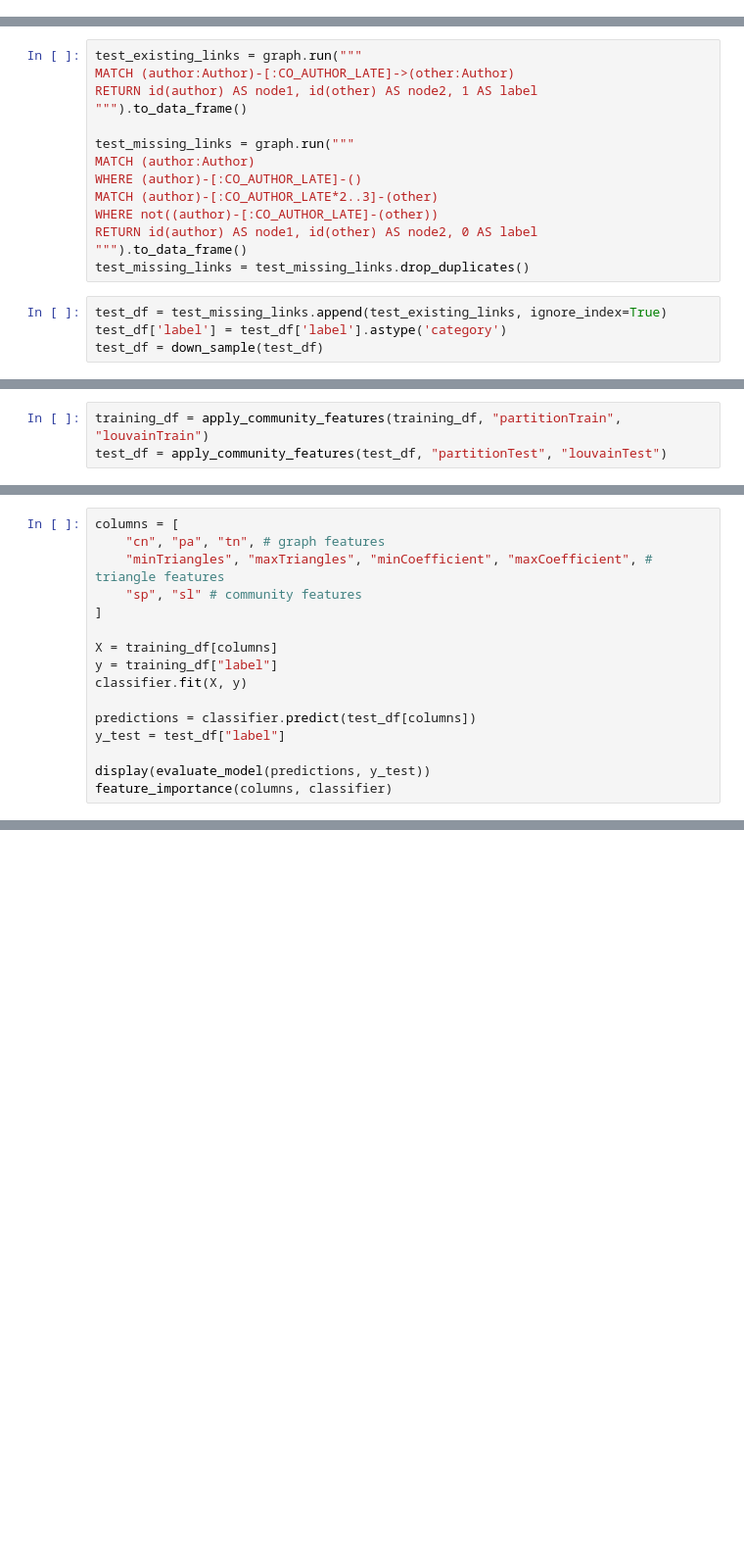
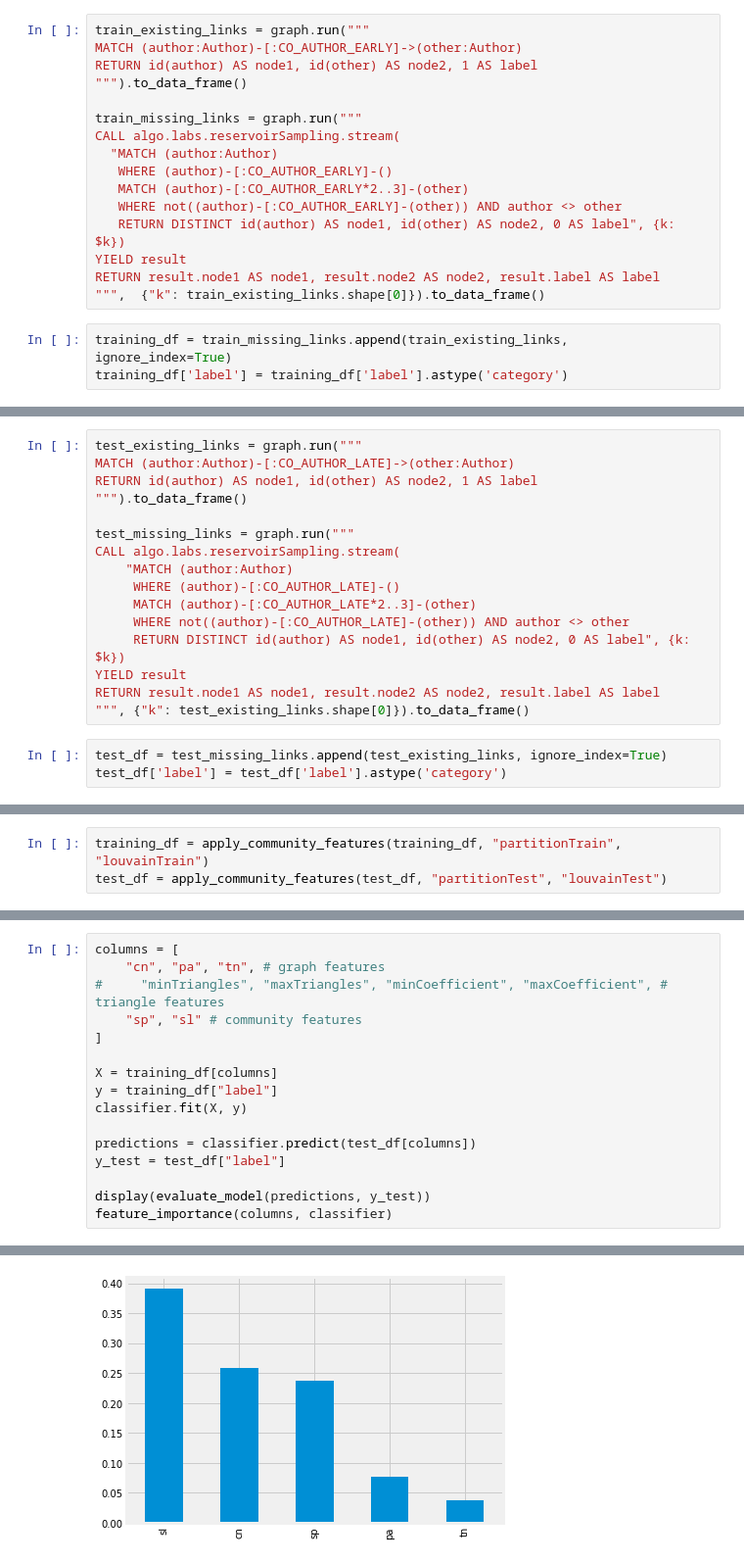
Before and after one commit to mneedham/data-science-training, a Jupyter notebook: 04_Predictions.ipynb, the cells around one changed output, grey strips where cells are left out. Shown at 98% size. Cells and saved outputs as stored; diff of their text form; blank space fills up the shorter version.

Commit message:
playing with sampling algorithm

```diff
--- a/04_Predictions.ipynb
+++ b/04_Predictions.ipynb
@@ -198,3 +255,22 @@ training_df = down_sample(training_df)
+# %%
+train_existing_links = graph.run("""
+MATCH (author:Author)-[:CO_AUTHOR_EARLY]->(other:Author)
+RETURN id(author) AS node1, id(other) AS node2, 1 AS label
+""").to_data_frame()
+
+train_missing_links = graph.run("""
+CALL algo.labs.reservoirSampling.stream(
+  "MATCH (author:Author)
+   WHERE (author)-[:CO_AUTHOR_EARLY]-()
+   MATCH (author)-[:CO_AUTHOR_EARLY*2..3]-(other)
+   WHERE not((author)-[:CO_AUTHOR_EARLY]-(other)) AND author <> other
+   RETURN DISTINCT id(author) AS node1, id(other) AS node2, 0 AS label", {k: $k})
+YIELD result
+RETURN result.node1 AS node1, result.node2 AS node2, result.label AS label
+""",  {"k": train_existing_links.shape[0]}).to_data_frame()
+# %%
+training_df = train_missing_links.append(train_existing_links, ignore_index=True)
+training_df['label'] = training_df['label'].astype('category')
 # %% [markdown]
 Now let's have a look what our train DataFrame contains:
 # %%
@@ -208,17 +296,18 @@ RETURN id(author) AS node1, id(other) AS node2, 1 AS label
 """).to_data_frame()
 
 test_missing_links = graph.run("""
-MATCH (author:Author)
-WHERE (author)-[:CO_AUTHOR_LATE]-()
-MATCH (author)-[:CO_AUTHOR_LATE*2..3]-(other)
-WHERE not((author)-[:CO_AUTHOR_LATE]-(other))
-RETURN id(author) AS node1, id(other) AS node2, 0 AS label
-""").to_data_frame()
-test_missing_links = test_missing_links.drop_duplicates()
+CALL algo.labs.reservoirSampling.stream(
+    "MATCH (author:Author)
+     WHERE (author)-[:CO_AUTHOR_LATE]-()
+     MATCH (author)-[:CO_AUTHOR_LATE*2..3]-(other)
+     WHERE not((author)-[:CO_AUTHOR_LATE]-(other)) AND author <> other
+     RETURN DISTINCT id(author) AS node1, id(other) AS node2, 0 AS label", {k: $k})
+YIELD result
+RETURN result.node1 AS node1, result.node2 AS node2, result.label AS label
+""", {"k": test_existing_links.shape[0]}).to_data_frame()
 # %%
 test_df = test_missing_links.append(test_existing_links, ignore_index=True)
 test_df['label'] = test_df['label'].astype('category')
-test_df = down_sample(test_df)
 # %% [markdown]
 And it's time to sample our test DataFrame:
 # %%
@@ -451,7 +648,7 @@ test_df.head()
 # %%
 columns = [
     "cn", "pa", "tn", # graph features
-    "minTriangles", "maxTriangles", "minCoefficient", "maxCoefficient", # triangle features
+#     "minTriangles", "maxTriangles", "minCoefficient", "maxCoefficient", # triangle features
     "sp", "sl" # community features
 ]
 
@@ -464,3 +661,4 @@ y_test = test_df["label"]
 
 display(evaluate_model(predictions, y_test))
 feature_importance(columns, classifier)
+# %% [output]
@@ -466,0 +670 @@ feature_importance(columns, classifier)
+[figure, added]
```
Also changed, not shown: parts of 24 cells of this notebook.
